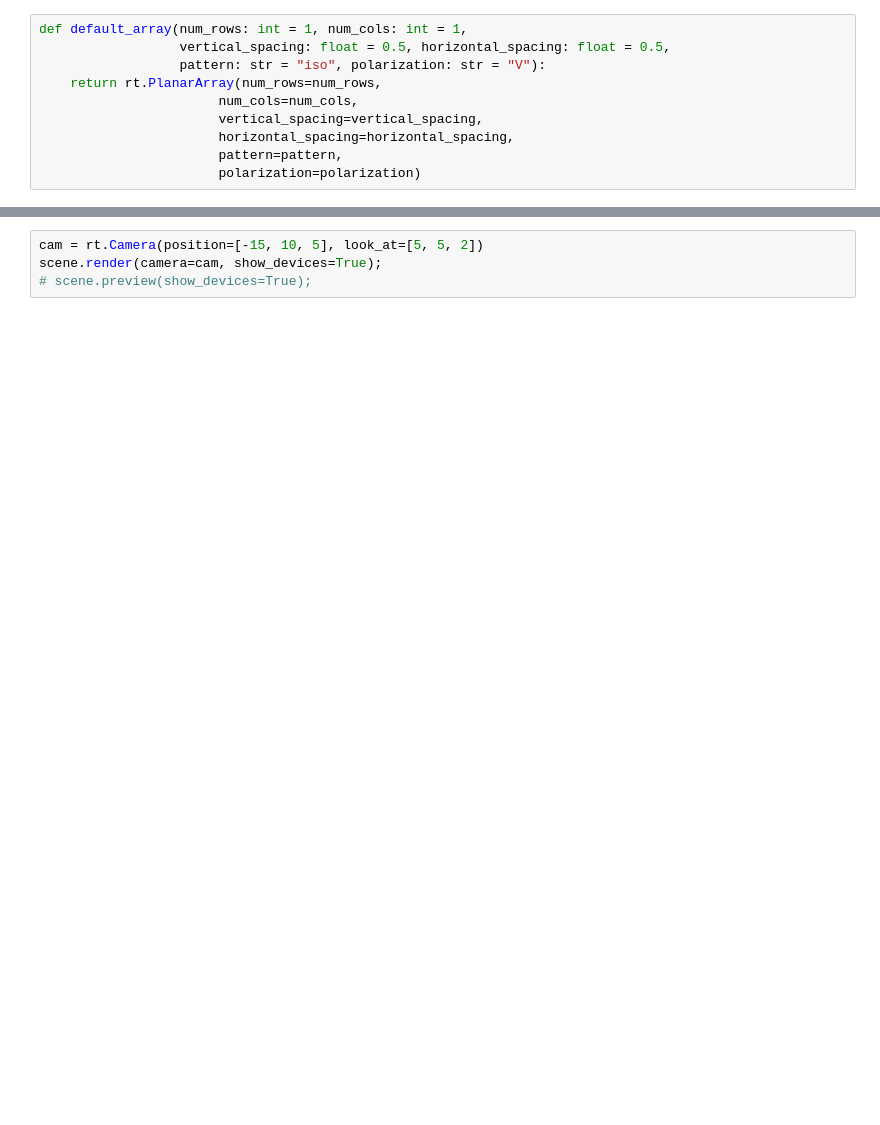
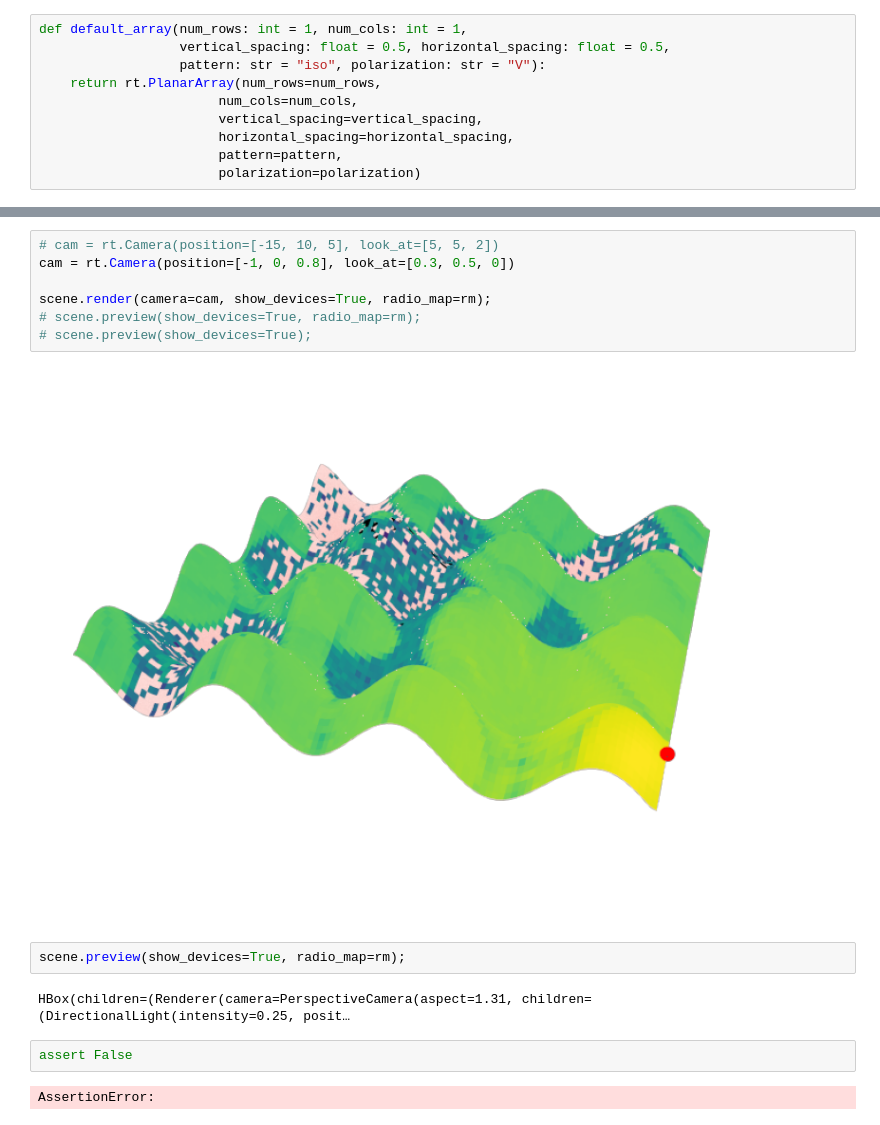
Before and after one commit to Jklein64/sionna-rt, a Jupyter notebook: debug/debug_dem.ipynb, the cells around one changed output, grey strips where cells are left out. Drawn from its saved outputs; the diff is of its cells as text; blank space fills up the shorter version.

```diff
--- a/debug/debug_dem.ipynb
+++ b/debug/debug_dem.ipynb
@@ -98,4 +96,17 @@ axs[1].imshow(rm.path_gain.numpy().squeeze())
 # %%
-cam = rt.Camera(position=[-15, 10, 5], look_at=[5, 5, 2])
-scene.render(camera=cam, show_devices=True);
+# cam = rt.Camera(position=[-15, 10, 5], look_at=[5, 5, 2])
+cam = rt.Camera(position=[-1, 0, 0.8], look_at=[0.3, 0.5, 0])
+
+scene.render(camera=cam, show_devices=True, radio_map=rm);
+# scene.preview(show_devices=True, radio_map=rm);
 # scene.preview(show_devices=True);
+# %% [output]
+[figure, added]
+# %%
+scene.preview(show_devices=True, radio_map=rm);
+# %% [output]
+HBox(children=(Renderer(camera=PerspectiveCamera(aspect=1.31, children=(DirectionalLight(intensity=0.25, posit…
+# %%
+assert False
+# %% [output]
+AssertionError:
```
Also changed, not shown: parts of 14 cells of this notebook.
